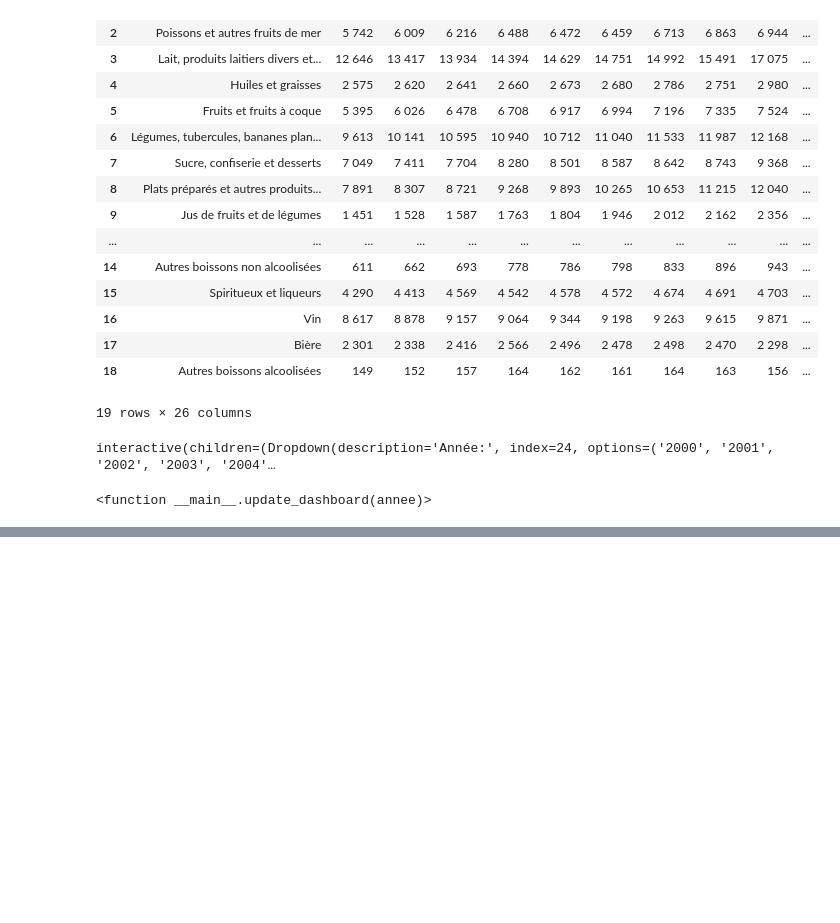
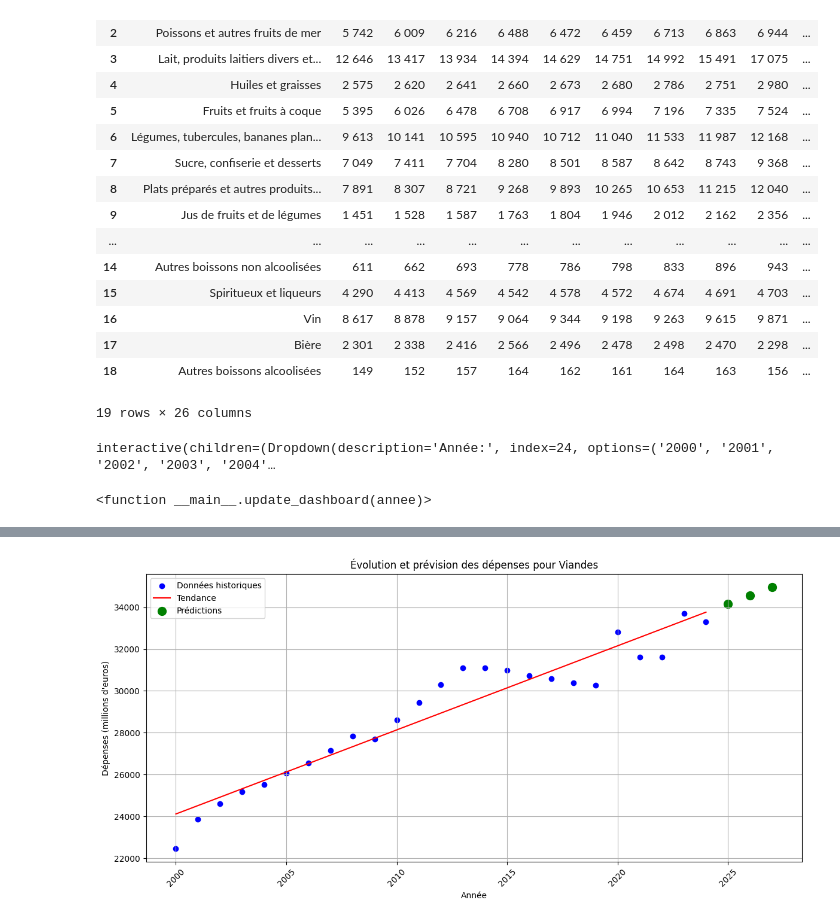
Before and after one commit to stevens75010/nutriprofil, a Jupyter notebook: notebooks/conso.ipynb, the cells around one changed output, grey strips where cells are left out. Cells and saved outputs as stored; diff of their text form; code cells hidden in the pictures; blank space fills up the shorter version.

```diff
--- a/notebooks/conso.ipynb
+++ b/notebooks/conso.ipynb
@@ -214,0 +283,89 @@ interactive(children=(Dropdown(description='Année:', index=24, options=('2000',
+# %%
+# 1. Fonction pour nettoyer les valeurs numériques
+def clean_value(x):
+    if isinstance(x, str):
+        return float(x.replace(' ', '').replace(' ', '').replace(',', '.'))
+    return float(x)
+
+# 2. Préparation des données pour la régression
+# Transformer les données en format long
+df_melted = conso_men.melt(id_vars=['Famille de produits'],
+                          var_name='Année',
+                          value_name='Dépenses')
+
+# Nettoyer les valeurs numériques
+df_melted['Dépenses'] = df_melted['Dépenses'].apply(clean_value)
+df_melted['Année'] = df_melted['Année'].astype(int)
+
+# 3. Fonction pour effectuer la régression et faire des prédictions
+def predict_consumption(product_name, years_ahead=3):
+    try:
+        # Filtrer les données pour le produit spécifié
+        product_data = df_melted[df_melted['Famille de produits'] == product_name]
+
+        if len(product_data) == 0:
+            print(f"Aucune donnée trouvée pour {product_name}")
+            available_products = df_melted['Famille de produits'].unique()
+            print("\nCatégories disponibles :")
+            for p in sorted(available_products):
+                print(f"- {p}")
+            return None
+
+        # Séparer les caractéristiques (X) et la cible (y)
+        X = product_data[['Année']].values
+        y = product_data['Dépenses'].values.reshape(-1, 1)
+
+        # Créer et entraîner le modèle de régression linéaire
+        from sklearn.linear_model import LinearRegression
+        model = LinearRegression()
+        model.fit(X, y)
+
+        # Faire des prédictions pour les années futures
+        future_years = [[2024 + i] for i in range(1, years_ahead + 1)]
+        predictions = model.predict(future_years)
+
+        # Afficher les résultats
+        print(f"Prédictions pour {product_name}:")
+        for year, pred in zip(range(2025, 2025 + years_ahead), predictions):
+            print(f"  {year}: {pred[0]:.2f} millions d'euros")
+
+        # Afficher le graphique
+        import matplotlib.pyplot as plt
+        import numpy as np
+
+        plt.figure(figsize=(12, 6))
+        plt.scatter(X, y, color='blue', label='Données historiques')
+
+        # Tracer la droite de régression
+        x_range = np.linspace(X.min(), X.max(), 100).reshape(-1, 1)
+        y_range = model.predict(x_range)
+        plt.plot(x_range, y_range, color='red', label='Tendance')
+
+        # Ajouter les prédictions
+        future_x = np.array(future_years).reshape(-1)
+        plt.scatter(future_x, predictions, color='green', label='Prédictions', s=100)
+
+        plt.title(f"Évolution et prévision des dépenses pour {product_name}")
+        plt.xlabel('Année')
+        plt.ylabel('Dépenses (millions d\'euros)')
+        plt.legend()
+        plt.grid(True)
+        plt.xticks(rotation=45)
+        plt.tight_layout()
+        plt.show()
+
+        return model
+
+    except Exception as e:
+        print(f"Une erreur s'est produite : {str(e)}")
+        return None
+
+# 4. Exemple d'utilisation
+# Vérifier les catégories disponibles
+print("Catégories disponibles :")
+for category in sorted(df_melted['Famille de produits'].unique()):
+    print(f"- {category}")
+
+# Faire une prédiction pour une catégorie
+predict_consumption("Viandes")
+# %% [output]
@@ -214,0 +389 @@ interactive(children=(Dropdown(description='Année:', index=24, options=('2000',
+[figure, added]
```
Also changed, not shown: parts of 2 cells of this notebook, 9 other files.
